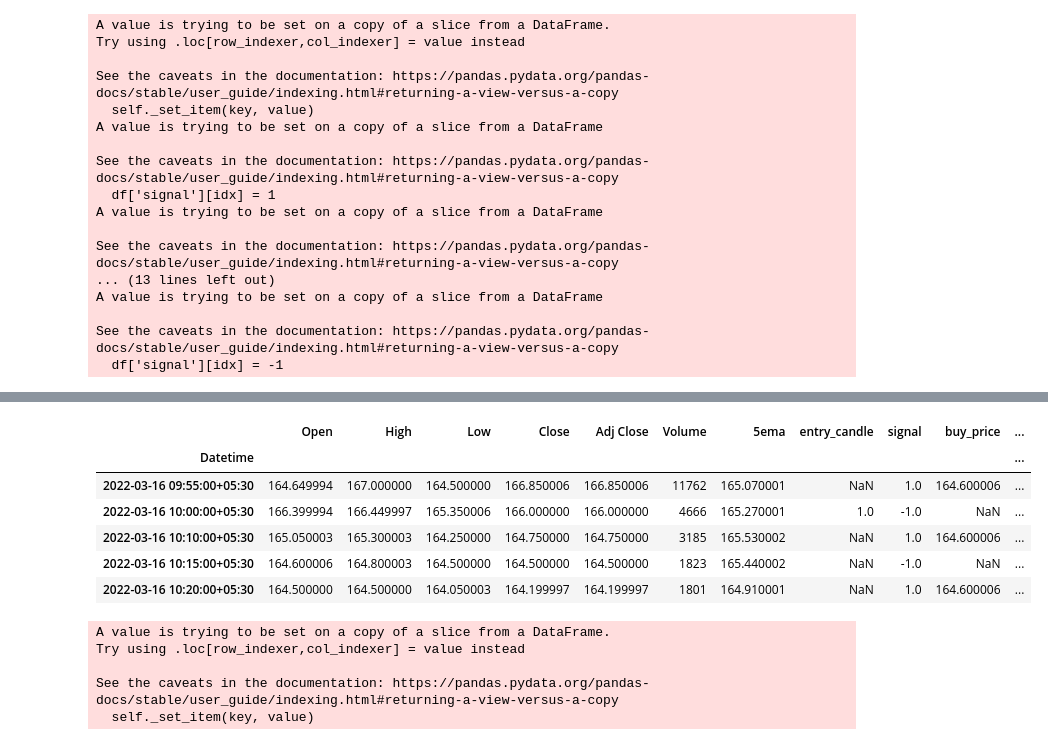
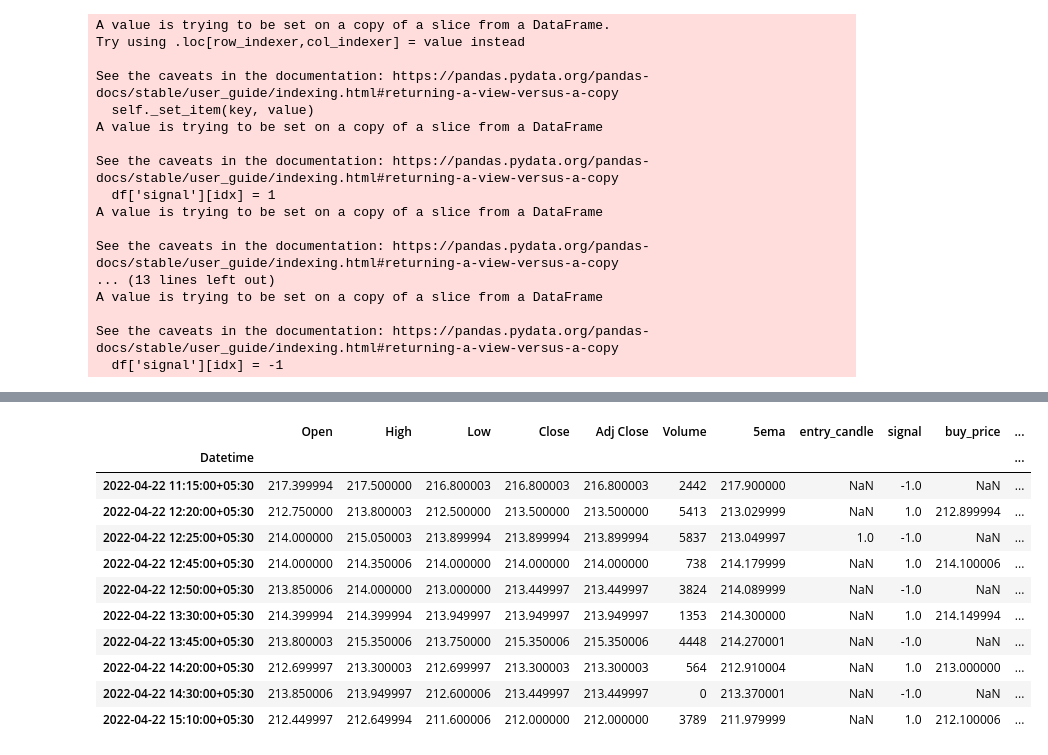
Before and after one commit to tyagiprince2010/algo-trading, a Jupyter notebook: 5ema.ipynb, the cells around one changed output, grey strips where cells are left out. Saved outputs shown, nothing was run; the diff lists cells and outputs as text; code cells hidden in the pictures.

```diff
--- a/5ema.ipynb
+++ b/5ema.ipynb
@@ -126,20 +129,16 @@ df[(df.signal == 1) | (df.signal == -1)]
-# %%
-tradesdf = df[(df.signal == 1) | (df.signal == -1)]
-tradesdf.head()
-# %% [output]
-|  | Open | High | Low | Close | Adj Close | Volume | 5ema | entry_candle | signal | buy_price | ... |
-| Datetime |  |  |  |  |  |  |  |  |  |  | ... |
-| 2022-03-16 09:55:00+05:30 | 164.649994 | 167.000000 | 164.500000 | 166.850006 | 166.850006 | 11762 | 165.070001 | NaN | 1.0 | 164.600006 | ... |
-| 2022-03-16 10:00:00+05:30 | 166.399994 | 166.449997 | 165.350006 | 166.000000 | 166.000000 | 4666 | 165.270001 | 1.0 | -1.0 | NaN | ... |
-| 2022-03-16 10:10:00+05:30 | 165.050003 | 165.300003 | 164.250000 | 164.750000 | 164.750000 | 3185 | 165.530002 | NaN | 1.0 | 164.600006 | ... |
-| 2022-03-16 10:15:00+05:30 | 164.600006 | 164.800003 | 164.500000 | 164.500000 | 164.500000 | 1823 | 165.440002 | NaN | -1.0 | NaN | ... |
-| 2022-03-16 10:20:00+05:30 | 164.500000 | 164.500000 | 164.050003 | 164.199997 | 164.199997 | 1801 | 164.910001 | NaN | 1.0 | 164.600006 | ... |
-# %%
-# because this is a shorting trade.
-tradesdf['pnl'] = tradesdf.buy_price.shift(1) - tradesdf.sell_price
-# %% [output]
-A value is trying to be set on a copy of a slice from a DataFrame.
-Try using .loc[row_indexer,col_indexer] = value instead
-
-See the caveats in the documentation: https://pandas.pydata.org/pandas-docs/stable/user_guide/indexing.html#returning-a-view-versus-a-copy
-  self._set_item(key, value)
+# %%
+tradesdf = df[(df.signal == 1) | (df.signal == -1)]
+tradesdf.tail(10)
+# %% [output]
+|  | Open | High | Low | Close | Adj Close | Volume | 5ema | entry_candle | signal | buy_price | ... |
+| Datetime |  |  |  |  |  |  |  |  |  |  | ... |
+| 2022-04-22 11:15:00+05:30 | 217.399994 | 217.500000 | 216.800003 | 216.800003 | 216.800003 | 2442 | 217.900000 | NaN | -1.0 | NaN | ... |
+| 2022-04-22 12:20:00+05:30 | 212.750000 | 213.800003 | 212.500000 | 213.500000 | 213.500000 | 5413 | 213.029999 | NaN | 1.0 | 212.899994 | ... |
+| 2022-04-22 12:25:00+05:30 | 214.000000 | 215.050003 | 213.899994 | 213.899994 | 213.899994 | 5837 | 213.049997 | 1.0 | -1.0 | NaN | ... |
+| 2022-04-22 12:45:00+05:30 | 214.000000 | 214.350006 | 214.000000 | 214.000000 | 214.000000 | 738 | 214.179999 | NaN | 1.0 | 214.100006 | ... |
+| 2022-04-22 12:50:00+05:30 | 213.850006 | 214.000000 | 213.000000 | 213.449997 | 213.449997 | 3824 | 214.089999 | NaN | -1.0 | NaN | ... |
+| 2022-04-22 13:30:00+05:30 | 214.399994 | 214.399994 | 213.949997 | 213.949997 | 213.949997 | 1353 | 214.300000 | NaN | 1.0 | 214.149994 | ... |
+| 2022-04-22 13:45:00+05:30 | 213.800003 | 215.350006 | 213.750000 | 215.350006 | 215.350006 | 4448 | 214.270001 | NaN | -1.0 | NaN | ... |
+| 2022-04-22 14:20:00+05:30 | 212.699997 | 213.300003 | 212.699997 | 213.300003 | 213.300003 | 564 | 212.910004 | NaN | 1.0 | 213.000000 | ... |
+| 2022-04-22 14:30:00+05:30 | 213.850006 | 213.949997 | 212.600006 | 213.449997 | 213.449997 | 0 | 213.370001 | NaN | -1.0 | NaN | ... |
+| 2022-04-22 15:10:00+05:30 | 212.449997 | 212.649994 | 211.600006 | 212.000000 | 212.000000 | 3789 | 211.979999 | NaN | 1.0 | 212.100006 | ... |
```
Also changed, not shown: parts of 7 cells of this notebook.
